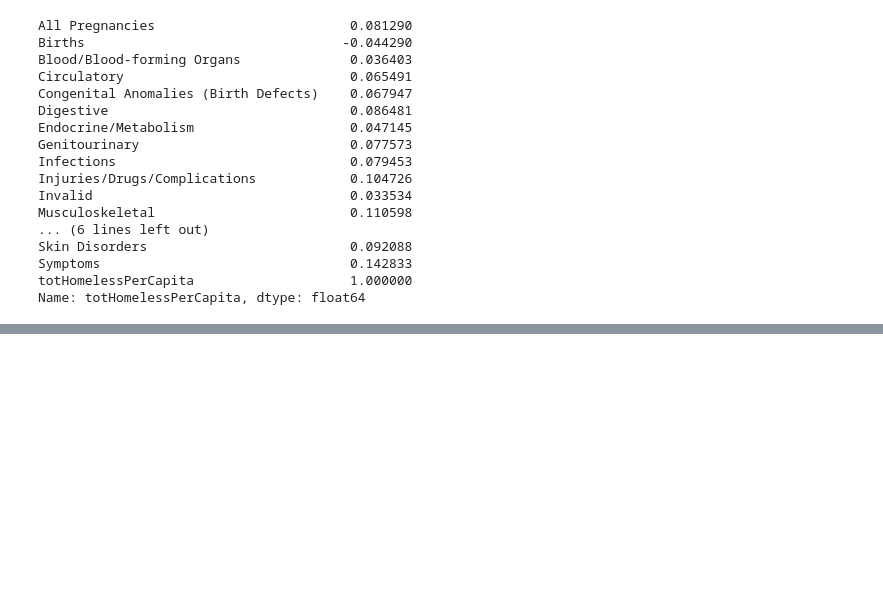
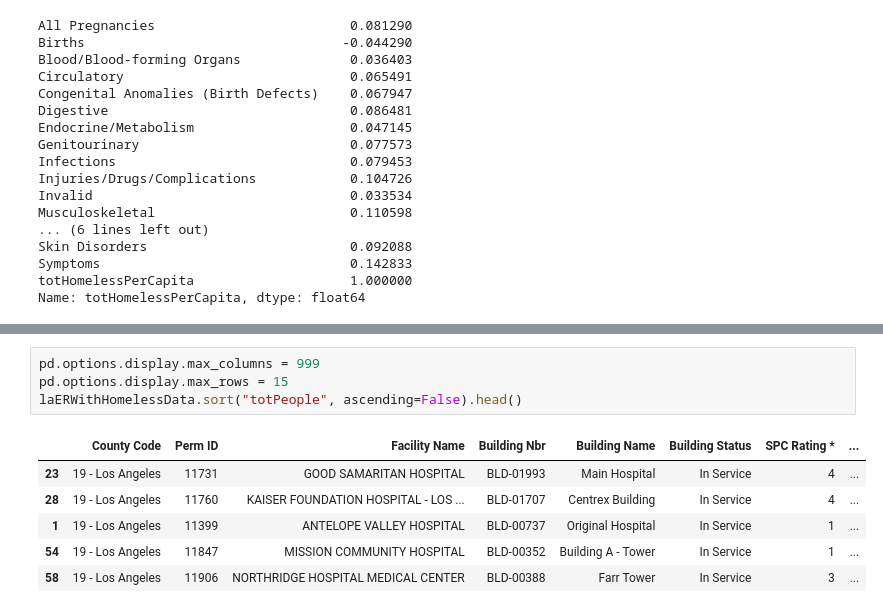
Before and after one commit to donovanfm/la-homeless-data, a Jupyter notebook: exploratory_data_analysis/la-emergency-room-data/LA Hospital Analysis.ipynb, the cells around one changed output, grey strips where cells are left out. Cells and saved outputs as stored; diff of their text form; blank space fills up the shorter version.

Commit message:
Worked on 'LA Hospital Analysis' a little more.

```diff
--- a/exploratory_data_analysis/la-emergency-room-data/LA Hospital Analysis.ipynb
+++ b/exploratory_data_analysis/la-emergency-room-data/LA Hospital Analysis.ipynb
@@ -502,0 +475,11 @@ Name: totHomelessPerCapita, dtype: float64
+# %%
+pd.options.display.max_columns = 999
+pd.options.display.max_rows = 15
+laERWithHomelessData.sort("totPeople", ascending=False).head()
+# %% [output]
+|  | County Code | Perm ID | Facility Name | Building Nbr | Building Name | Building Status | SPC Rating * | ... |
+| 23 | 19 - Los Angeles | 11731 | GOOD SAMARITAN HOSPITAL | BLD-01993 | Main Hospital | In Service | 4 | ... |
+| 28 | 19 - Los Angeles | 11760 | KAISER FOUNDATION HOSPITAL - LOS ... | BLD-01707 | Centrex Building | In Service | 4 | ... |
+| 1 | 19 - Los Angeles | 11399 | ANTELOPE VALLEY HOSPITAL | BLD-00737 | Original Hospital | In Service | 1 | ... |
+| 54 | 19 - Los Angeles | 11847 | MISSION COMMUNITY HOSPITAL | BLD-00352 | Building A - Tower | In Service | 1 | ... |
+| 58 | 19 - Los Angeles | 11906 | NORTHRIDGE HOSPITAL MEDICAL CENTER | BLD-00388 | Farr Tower | In Service | 3 | ... |
```
Also changed, not shown: parts of 9 cells of this notebook.
